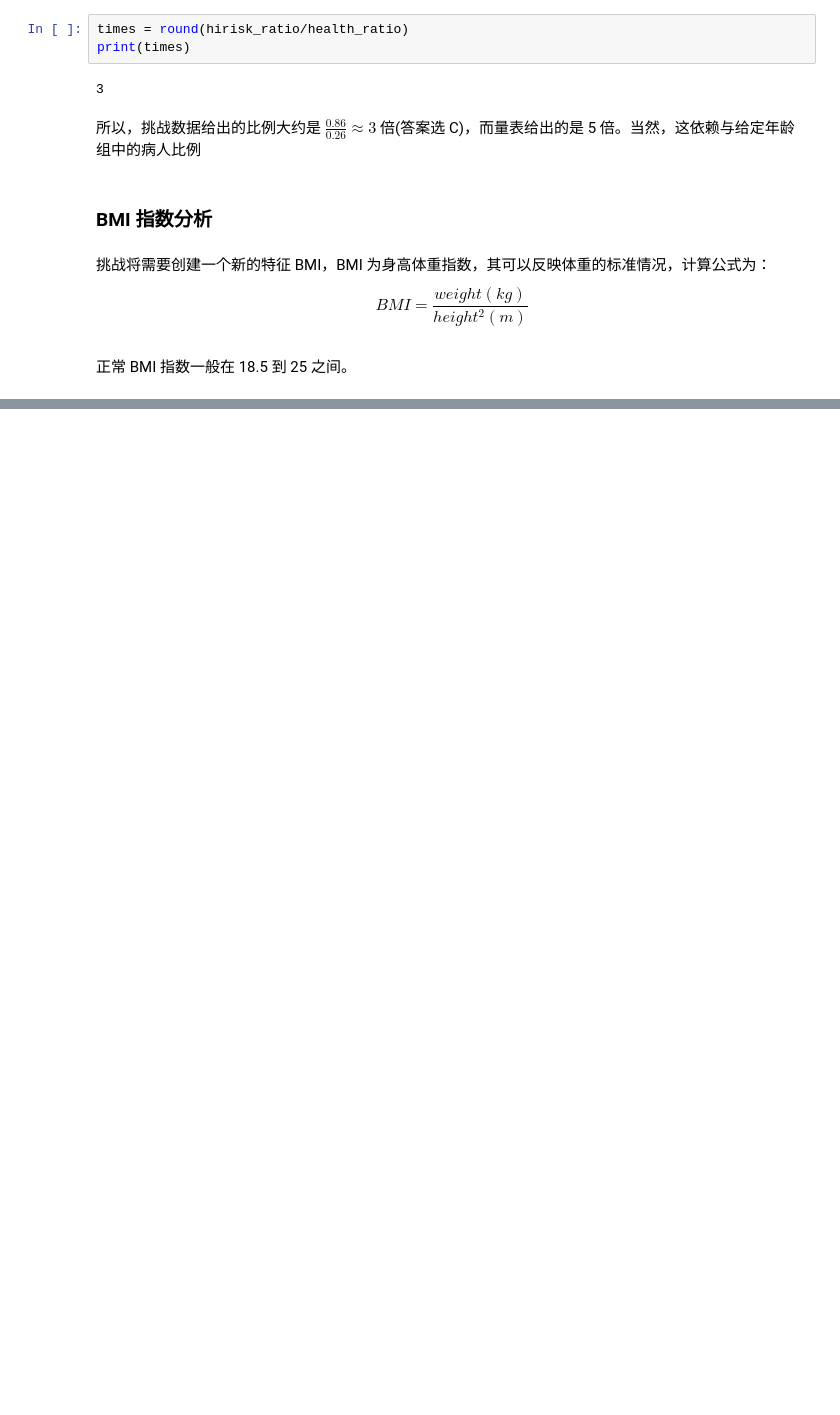
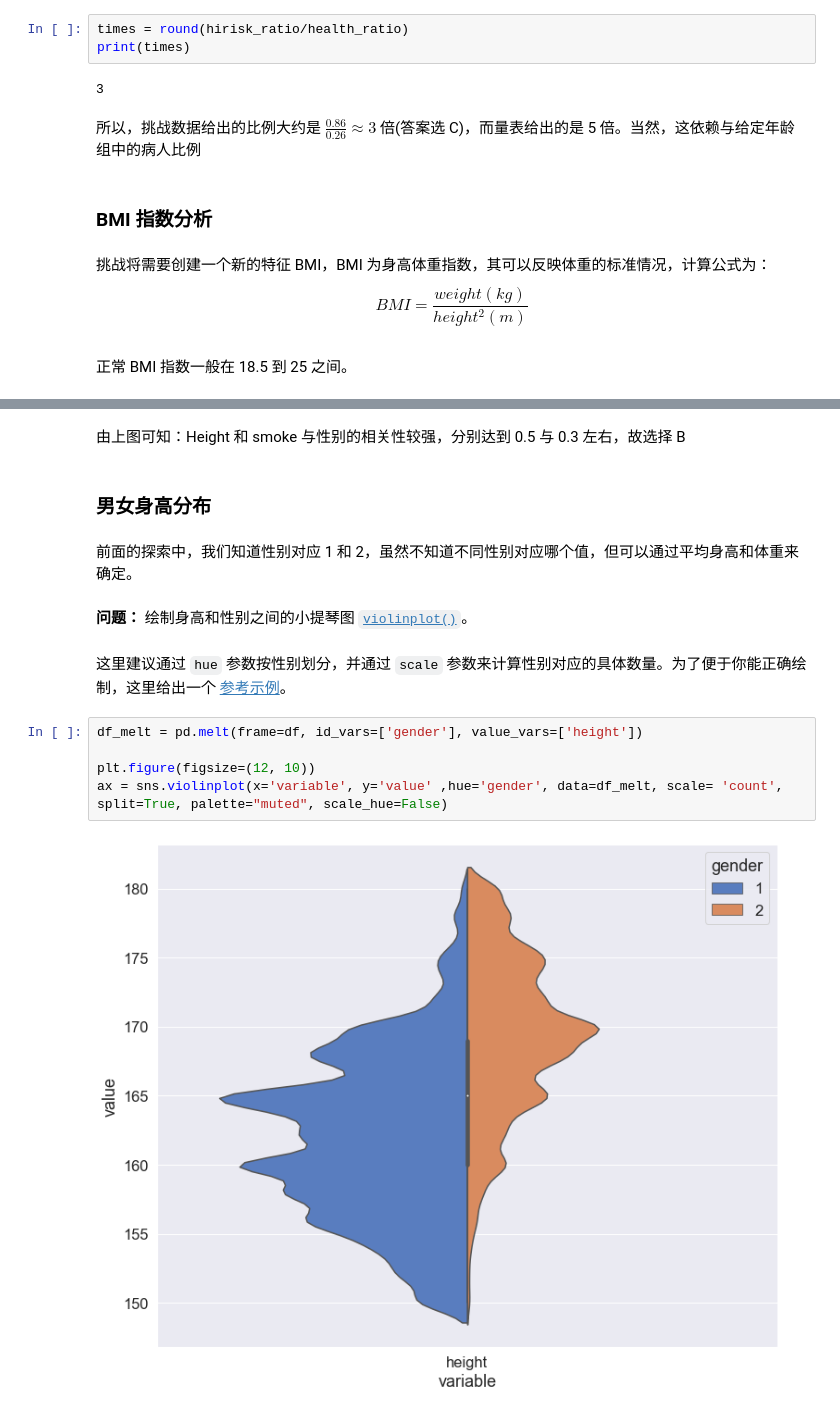
Before and after one commit to KingsleyCheng2021/Python, a Jupyter notebook: ML基础课/心血管疾病数据探索分析.ipynb, the cells around one changed output, grey strips where cells are left out. Drawn from its saved outputs; the diff is of its cells as text; blank space fills up the shorter version.

```diff
--- a/ML基础课/心血管疾病数据探索分析.ipynb
+++ b/ML基础课/心血管疾病数据探索分析.ipynb
@@ -214,0 +302,17 @@ $$BMI = \frac{weight (kg)}{height^2 (m)}$$
+# %% [markdown]
+由上图可知：Height 和 smoke 与性别的相关性较强，分别达到 0.5 与 0.3 左右，故选择 B
+# %% [markdown]
+### 男女身高分布
+# %% [markdown]
+前面的探索中，我们知道性别对应 1 和 2，虽然不知道不同性别对应哪个值，但可以通过平均身高和体重来确定。
+# %% [markdown]
+**问题：** 绘制身高和性别之间的小提琴图 [`violinplot()`](https://seaborn.pydata.org/generated/seaborn.violinplot.html)。
+# %% [markdown]
+这里建议通过 `hue` 参数按性别划分，并通过 `scale` 参数来计算性别对应的具体数量。为了便于你能正确绘制，这里给出一个 [参考示例](https://stackoverflow.com/questions/41573283/seaborn-violin-plot-with-one-data-per-column/41575149#41575149)。
+# %%
+df_melt = pd.melt(frame=df, id_vars=['gender'], value_vars=['height'])
+
+plt.figure(figsize=(12, 10))
+ax = sns.violinplot(x='variable', y='value' ,hue='gender', data=df_melt, scale= 'count', split=True, palette="muted", scale_hue=False)
+# %% [output]
+[figure, added]
```
Also changed, not shown: parts of 36 cells of this notebook, 7 other files.
